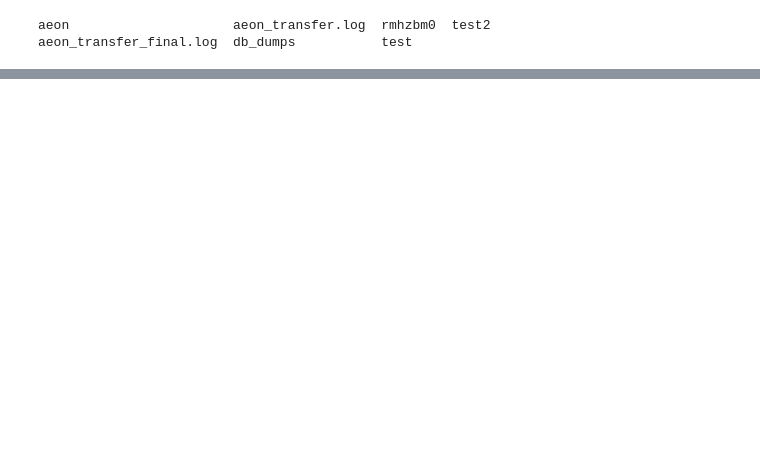
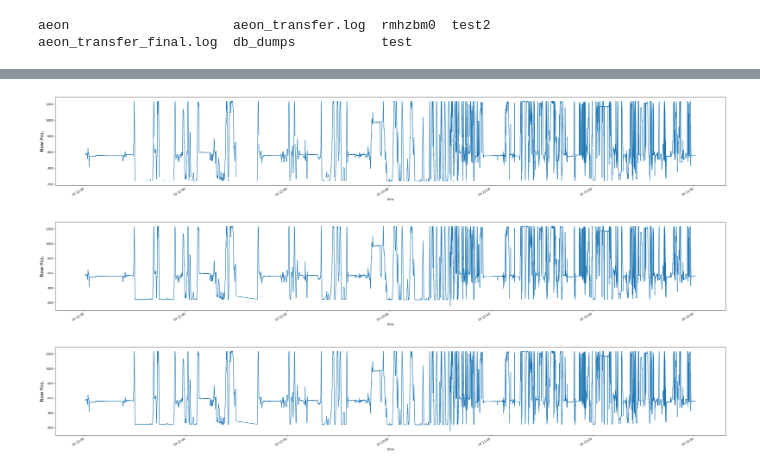
Before and after one commit to zimoli02/2023-2024-SURFiN-Foraging-Project, a Jupyter notebook: Scripts/Test.ipynb, the cells around one changed output, grey strips where cells are left out. Drawn from its saved outputs; the diff is of its cells as text; code cells hidden in the pictures; blank space fills up the shorter version.

```diff
--- a/Scripts/Test.ipynb
+++ b/Scripts/Test.ipynb
@@ -94,3 +133,44 @@ obs = np.transpose(mouse_pos[["x", "y"]].to_numpy())
+# %%
+start, end = pd.Timestamp('2022-07-19 10:37:08.422299862'), pd.Timestamp('2022-07-19 16:04:43.376220226')
+mouse_pos = api.load(root, exp02.CameraTop.Position, start=start, end=end)
+
+df = mouse_pos[mouse_pos.index > pd.Timestamp('2022-07-19 12:30:08.422299862')]
+df = df[df.index < pd.Timestamp('2022-07-19 13:30:08.422299862')]
+
+fig, axs = plt.subplots(1,1, figsize = (40,6))
+df.x.plot(ax = axs)
+#df.smoothed_position_x.plot(ax = axs[1])
+
+axs.set_ylabel('Raw Pos.',fontsize = 16)
+#axs[1].set_ylabel("Smoothed Pos.",fontsize = 16)
+
+plt.show()
+# %% [output]
+[figure, added]
+# %%
+df1 = FixNan(df)
+fig, axs = plt.subplots(1,1, figsize = (40,6))
+df1.x.plot(ax = axs)
+#df.smoothed_position_x.plot(ax = axs[1])
+
+axs.set_ylabel('Raw Pos.',fontsize = 16)
+#axs[1].set_ylabel("Smoothed Pos.",fontsize = 16)
+
+plt.show()
+# %% [output]
+[figure, added]
+# %%
+df1 = kinematics.FixNestError(df1)
+fig, axs = plt.subplots(1,1, figsize = (40,6))
+df1.x.plot(ax = axs)
+#df.smoothed_position_x.plot(ax = axs[1])
+
+axs.set_ylabel('Raw Pos.',fontsize = 16)
+#axs[1].set_ylabel("Smoothed Pos.",fontsize = 16)
+
+plt.show()
+# %% [output]
+[figure, added]
 # %%
 def FixNan(mouse_pos):
     df = mouse_pos.copy()
```
Also changed, not shown: parts of 24 cells of this notebook, 41 other files.
